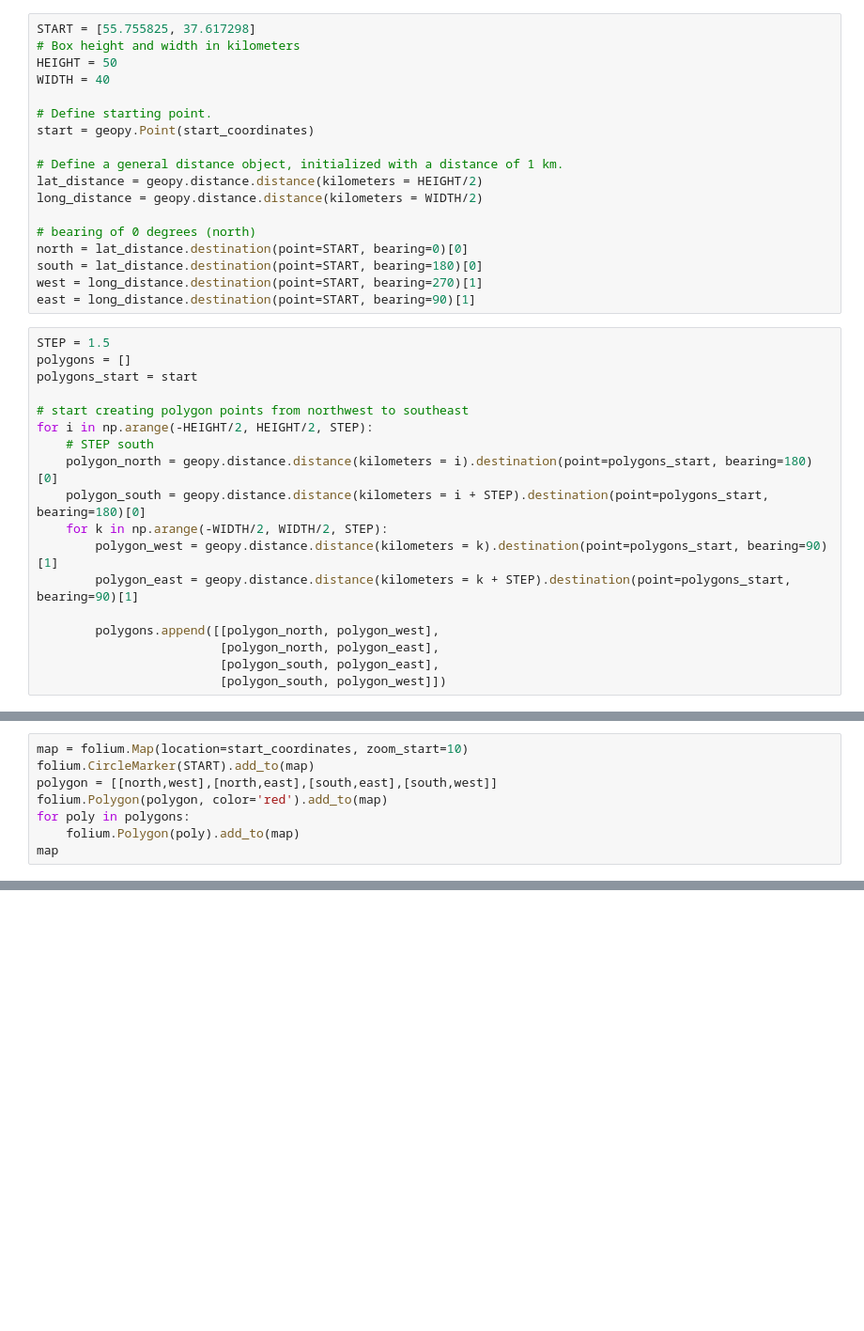
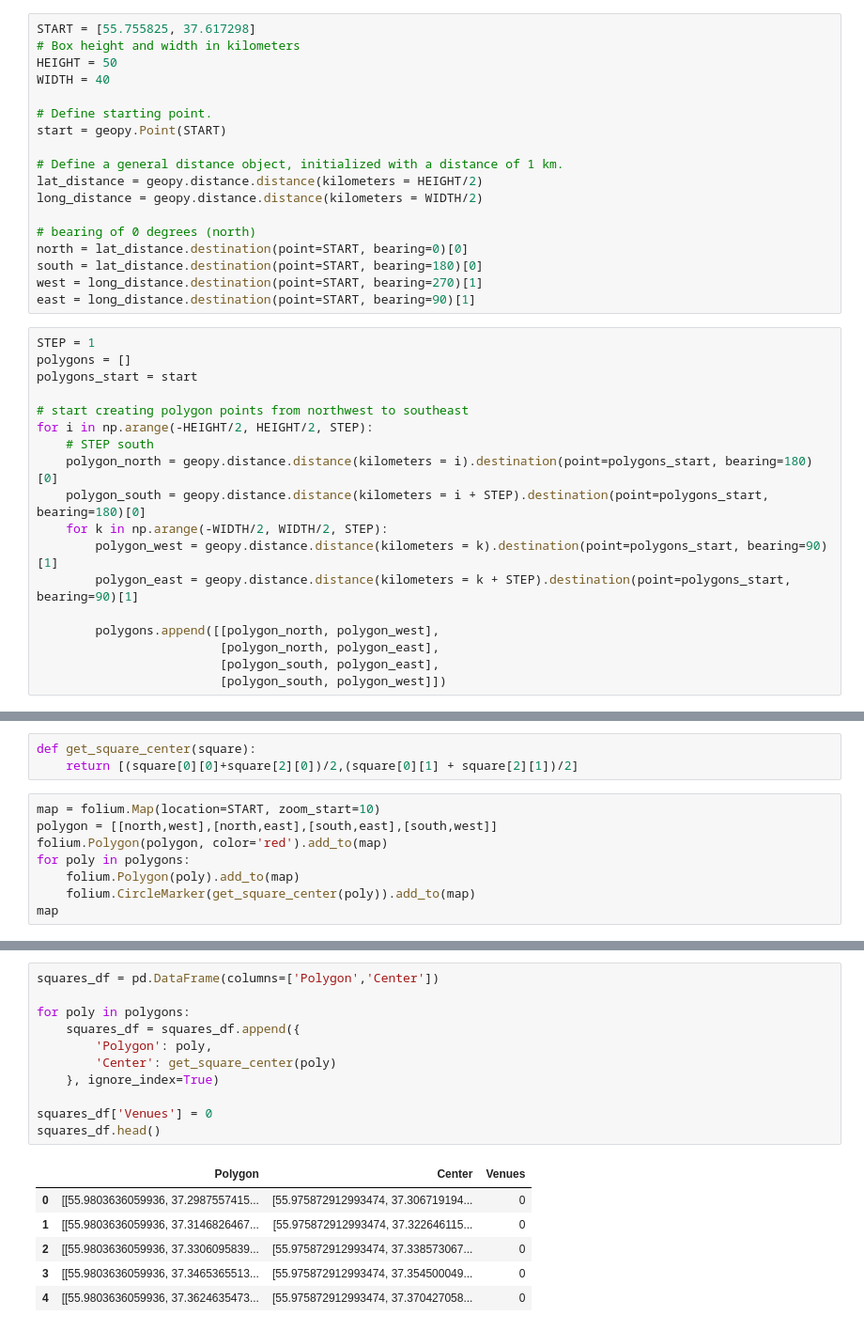
Before and after one commit to theptyza/venue_density, a Jupyter notebook: density_mapper.ipynb, the cells around one changed output, grey strips where cells are left out. Shown: that part at 94% size. Drawn from its saved outputs; the diff is of its cells as text; blank space fills up the shorter version.

Commit message:
Mapping venue density

```diff
--- a/density_mapper.ipynb
+++ b/density_mapper.ipynb
@@ -11,7 +15,7 @@ HEIGHT = 50
 WIDTH = 40
 
 # Define starting point.
-start = geopy.Point(start_coordinates)
+start = geopy.Point(START)
 
 # Define a general distance object, initialized with a distance of 1 km.
 lat_distance = geopy.distance.distance(kilometers = HEIGHT/2)
@@ -23,7 +27,7 @@ south = lat_distance.destination(point=START, bearing=180)[0]
 west = long_distance.destination(point=START, bearing=270)[1]
 east = long_distance.destination(point=START, bearing=90)[1]
 # %%
-STEP = 1.5
+STEP = 1
 polygons = []
 polygons_start = start
 
@@ -43,8 +65,11 @@ for i in np.arange(-HEIGHT/2, HEIGHT/2, STEP):
+# %%
+def get_square_center(square):
+    return [(square[0][0]+square[2][0])/2,(square[0][1] + square[2][1])/2]
 # %%
-map = folium.Map(location=start_coordinates, zoom_start=10)
-folium.CircleMarker(START).add_to(map)
+map = folium.Map(location=START, zoom_start=10)
 polygon = [[north,west],[north,east],[south,east],[south,west]]
 folium.Polygon(polygon, color='red').add_to(map)
 for poly in polygons:
     folium.Polygon(poly).add_to(map)
+    folium.CircleMarker(get_square_center(poly)).add_to(map)
 map
@@ -52,0 +93,18 @@ map
+# %%
+squares_df = pd.DataFrame(columns=['Polygon','Center'])
+
+for poly in polygons:
+    squares_df = squares_df.append({
+        'Polygon': poly,
+        'Center': get_square_center(poly)
+    }, ignore_index=True)
+
+squares_df['Venues'] = 0
+squares_df.head()
+# %% [output]
+|  | Polygon | Center | Venues |
+| 0 | [[55.9803636059936, 37.2987557415... | [55.975872912993474, 37.306719194... | 0 |
+| 1 | [[55.9803636059936, 37.3146826467... | [55.975872912993474, 37.322646115... | 0 |
+| 2 | [[55.9803636059936, 37.3306095839... | [55.975872912993474, 37.338573067... | 0 |
+| 3 | [[55.9803636059936, 37.3465365513... | [55.975872912993474, 37.354500049... | 0 |
+| 4 | [[55.9803636059936, 37.3624635473... | [55.975872912993474, 37.370427058... | 0 |
```
Also changed, not shown: parts of 11 cells of this notebook.
